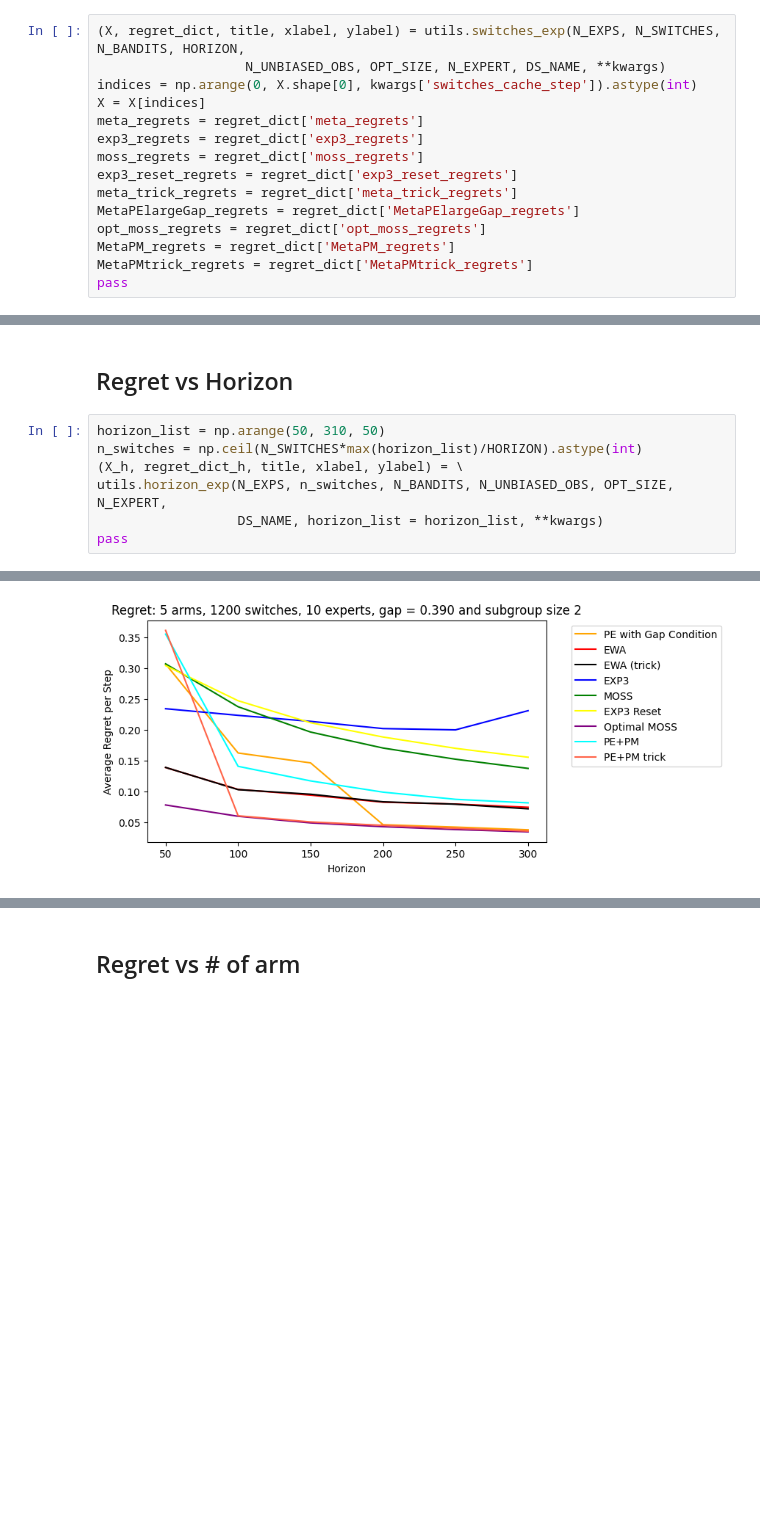
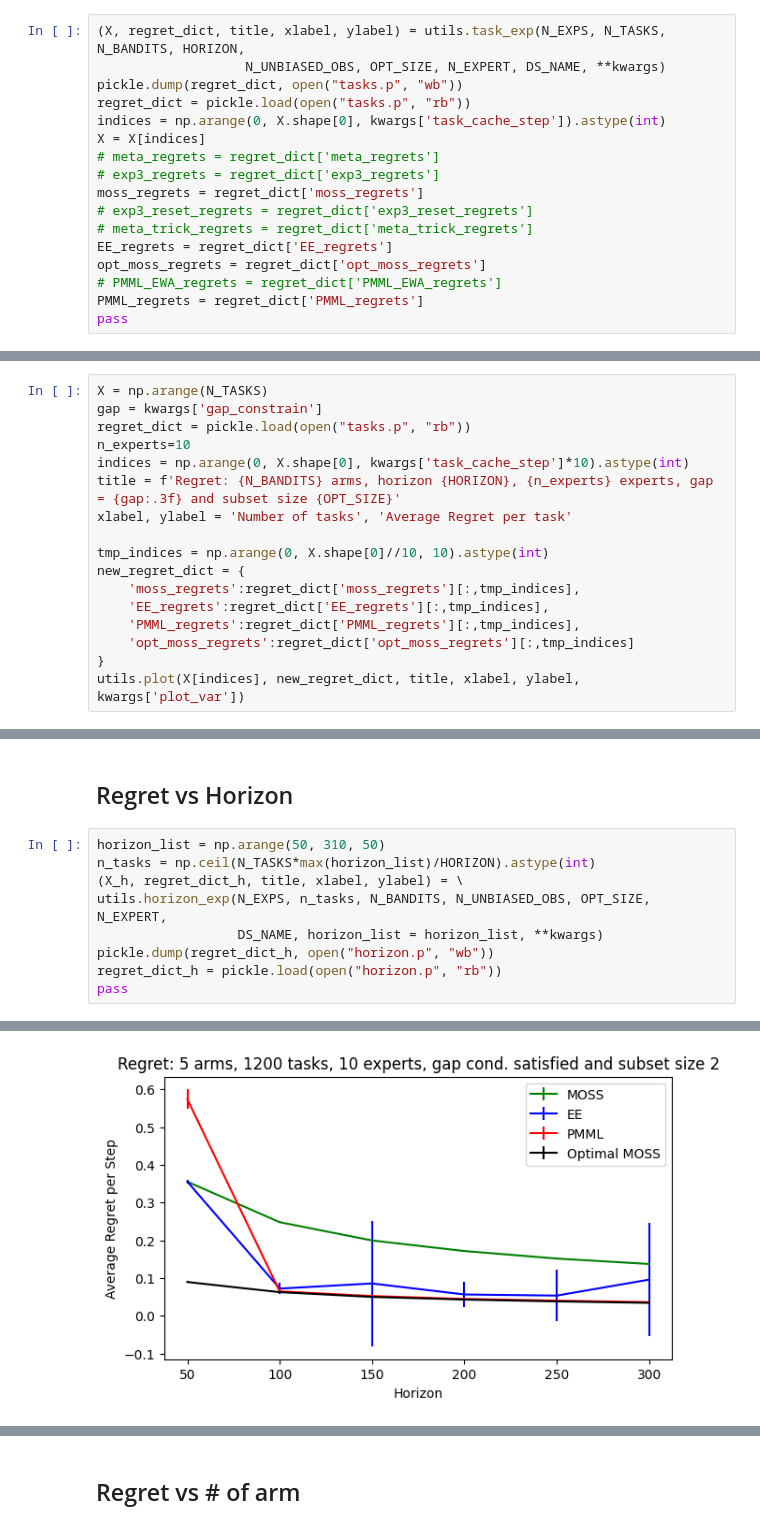
Before and after one commit to duongnhatthang/meta-bandit, a Jupyter notebook: main.ipynb, the cells around one changed output, grey strips where cells are left out. Cells and saved outputs as stored; diff of their text form; blank space fills up the shorter version.

```diff
--- a/main.ipynb
+++ b/main.ipynb
@@ -35,17 +40,19 @@ N_UNBIASED_OBS = 1
 # %%
-(X, regret_dict, title, xlabel, ylabel) = utils.switches_exp(N_EXPS, N_SWITCHES, N_BANDITS, HORIZON,
+(X, regret_dict, title, xlabel, ylabel) = utils.task_exp(N_EXPS, N_TASKS, N_BANDITS, HORIZON,
                    N_UNBIASED_OBS, OPT_SIZE, N_EXPERT, DS_NAME, **kwargs)
-indices = np.arange(0, X.shape[0], kwargs['switches_cache_step']).astype(int)
+pickle.dump(regret_dict, open("tasks.p", "wb"))
+regret_dict = pickle.load(open("tasks.p", "rb"))
+indices = np.arange(0, X.shape[0], kwargs['task_cache_step']).astype(int)
 X = X[indices]
-meta_regrets = regret_dict['meta_regrets']
-exp3_regrets = regret_dict['exp3_regrets']
+# meta_regrets = regret_dict['meta_regrets']
+# exp3_regrets = regret_dict['exp3_regrets']
 moss_regrets = regret_dict['moss_regrets']
-exp3_reset_regrets = regret_dict['exp3_reset_regrets']
-meta_trick_regrets = regret_dict['meta_trick_regrets']
-MetaPElargeGap_regrets = regret_dict['MetaPElargeGap_regrets']
+# exp3_reset_regrets = regret_dict['exp3_reset_regrets']
+# meta_trick_regrets = regret_dict['meta_trick_regrets']
+EE_regrets = regret_dict['EE_regrets']
 opt_moss_regrets = regret_dict['opt_moss_regrets']
-MetaPM_regrets = regret_dict['MetaPM_regrets']
-MetaPMtrick_regrets = regret_dict['MetaPMtrick_regrets']
+# PMML_EWA_regrets = regret_dict['PMML_EWA_regrets']
+PMML_regrets = regret_dict['PMML_regrets']
 pass
 # %% [output]
 Optimal expert index = 3
@@ -58,0 +70,17 @@ MetaPM: self.delta_n = 0.12753615120931863, self.learning_rate=1
+# %%
+X = np.arange(N_TASKS)
+gap = kwargs['gap_constrain']
+regret_dict = pickle.load(open("tasks.p", "rb"))
+n_experts=10
+indices = np.arange(0, X.shape[0], kwargs['task_cache_step']*10).astype(int)
+title = f'Regret: {N_BANDITS} arms, horizon {HORIZON}, {n_experts} experts, gap = {gap:.3f} and subset size {OPT_SIZE}'
+xlabel, ylabel = 'Number of tasks', 'Average Regret per task'
+
+tmp_indices = np.arange(0, X.shape[0]//10, 10).astype(int)
+new_regret_dict = {
+    'moss_regrets':regret_dict['moss_regrets'][:,tmp_indices],
+    'EE_regrets':regret_dict['EE_regrets'][:,tmp_indices],
+    'PMML_regrets':regret_dict['PMML_regrets'][:,tmp_indices],
+    'opt_moss_regrets':regret_dict['opt_moss_regrets'][:,tmp_indices]
+}
+utils.plot(X[indices], new_regret_dict, title, xlabel, ylabel, kwargs['plot_var'])
@@ -60,9 +90,11 @@ MetaPM: self.delta_n = 0.12753615120931863, self.learning_rate=1
 ## Regret vs Horizon
 # %%
 horizon_list = np.arange(50, 310, 50)
-n_switches = np.ceil(N_SWITCHES*max(horizon_list)/HORIZON).astype(int)
+n_tasks = np.ceil(N_TASKS*max(horizon_list)/HORIZON).astype(int)
 (X_h, regret_dict_h, title, xlabel, ylabel) = \
-utils.horizon_exp(N_EXPS, n_switches, N_BANDITS, N_UNBIASED_OBS, OPT_SIZE, N_EXPERT,
+utils.horizon_exp(N_EXPS, n_tasks, N_BANDITS, N_UNBIASED_OBS, OPT_SIZE, N_EXPERT,
                   DS_NAME, horizon_list = horizon_list, **kwargs)
+pickle.dump(regret_dict_h, open("horizon.p", "wb"))
+regret_dict_h = pickle.load(open("horizon.p", "rb"))
 pass
 # %% [output]
@@ -106 +281 @@ MetaPM: self.delta_n = 0.1218636419990991, self.learning_rate=1
-[figure, old version]
+[figure, new version]
```
Also changed, not shown: parts of 12 cells of this notebook, 8 other files.
